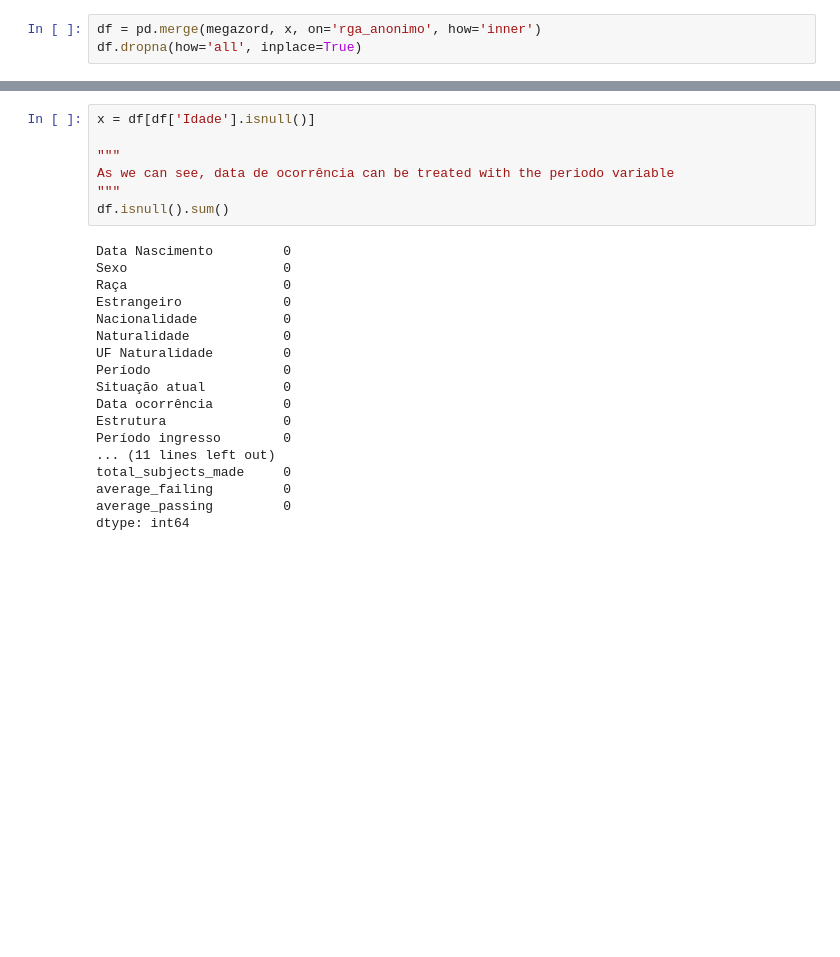
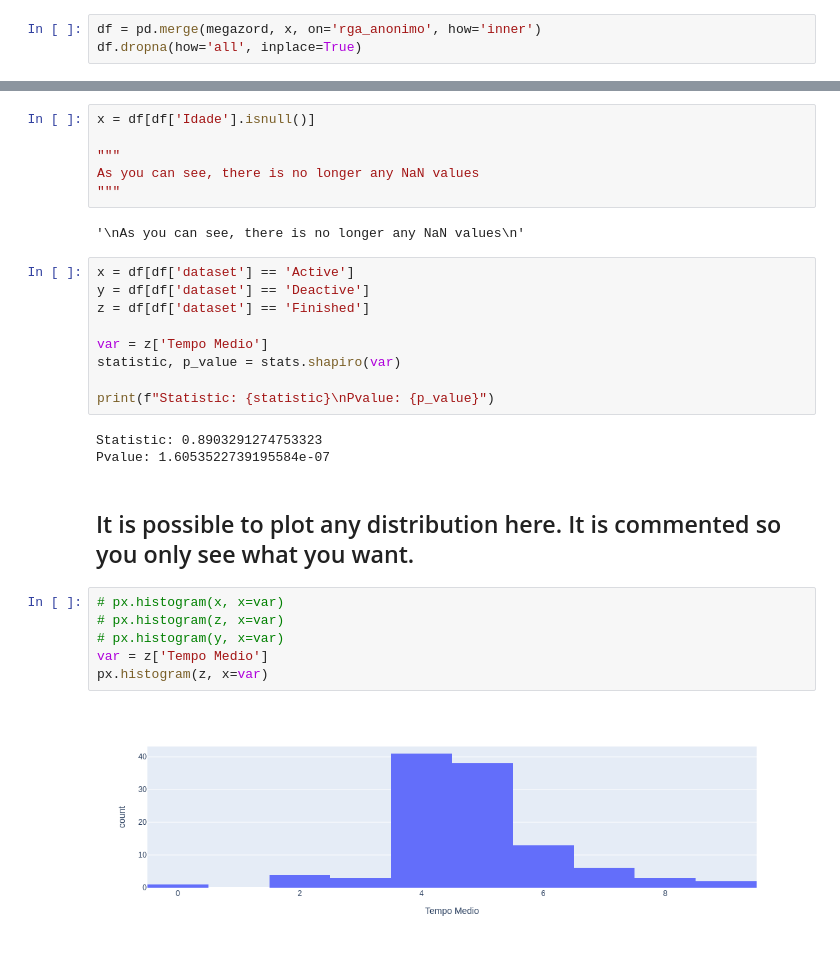
Before and after one commit to auserafim/ai-notebooks, a Jupyter notebook: evaded_college/evaded_college.ipynb, the cells around one changed output, grey strips where cells are left out. Drawn from its saved outputs; the diff is of its cells as text; blank space fills up the shorter version.

```diff
--- a/evaded_college/evaded_college.ipynb
+++ b/evaded_college/evaded_college.ipynb
@@ -507,24 +507,29 @@ dtype: int64
 x = df[df['Idade'].isnull()]
 
 """
-As we can see, data de ocorrência can be treated with the periodo variable
+As you can see, there is no longer any NaN values
 """
-df.isnull().sum()
 # %% [output]
-Data Nascimento         0
-Sexo                    0
-Raça                    0
-Estrangeiro             0
-Nacionalidade           0
-Naturalidade            0
-UF Naturalidade         0
-Período                 0
-Situação atual          0
-Data ocorrência         0
-Estrutura               0
-Período ingresso        0
-... (11 lines left out)
-total_subjects_made     0
-average_failing         0
-average_passing         0
-dtype: int64
+'\nAs you can see, there is no longer any NaN values\n'
+# %%
+x = df[df['dataset'] == 'Active']
+y = df[df['dataset'] == 'Deactive']
+z = df[df['dataset'] == 'Finished']
+
+var = z['Tempo Medio']
+statistic, p_value = stats.shapiro(var)
+
+print(f"Statistic: {statistic}\nPvalue: {p_value}")
+# %% [output]
+Statistic: 0.8903291274753323
+Pvalue: 1.6053522739195584e-07
+# %% [markdown]
+## It is possible to plot any distribution here. It is commented so you only see what you want.
+# %%
+# px.histogram(x, x=var)
+# px.histogram(z, x=var)
+# px.histogram(y, x=var)
+var = z['Tempo Medio']
+px.histogram(z, x=var)
+# %% [output]
+[figure, added]
```
Also changed, not shown: parts of 25 cells of this notebook, 1 other file.
